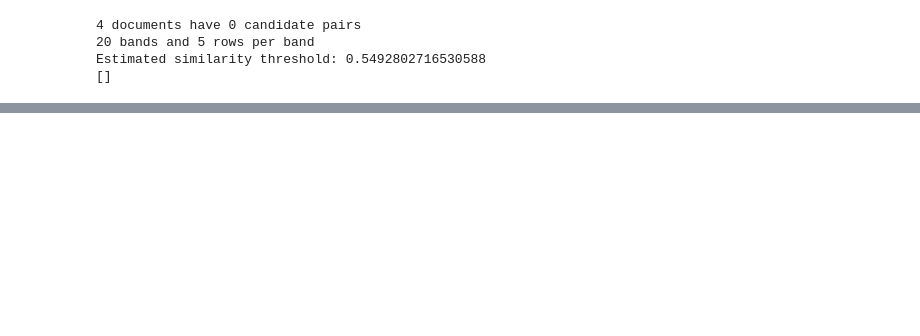
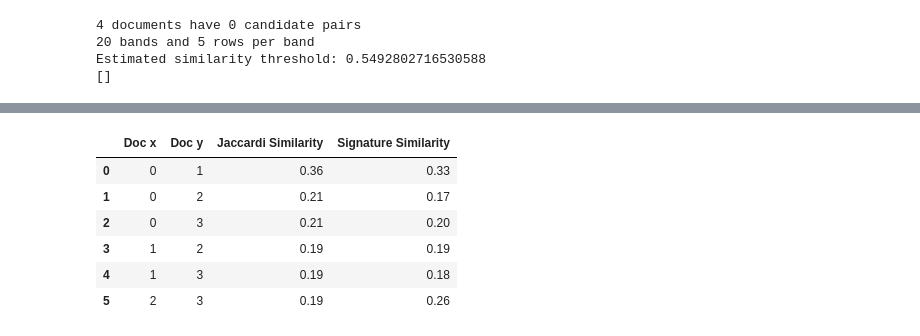
Before and after one commit to workinn/ID2222, a Jupyter notebook: HW1.ipynb, the cells around one changed output, grey strips where cells are left out. Cells and saved outputs as stored; diff of their text form; code cells hidden in the pictures; blank space fills up the shorter version.

```diff
--- a/HW1.ipynb
+++ b/HW1.ipynb
@@ -426,0 +513,23 @@ Estimated similarity threshold: 0.5492802716530588
+# %%
+comparer = CompareSets()
+signature_comparer = CompareSignatures()
+
+jaccardi = []
+
+for i, a in enumerate(hashed_shingles):
+    for j, b in enumerate(hashed_shingles):
+        if (a != b) and (i < j):
+            #print("Jaccard similarity between documents {} and {} is {}".format(i, j, round(comparer.similarity(a, b), 2)))
+            jaccardi.append((i, j, round(comparer.similarity(a, b), 2), signature_comparer.similarity(sigMatHash[:,i], sigMatHash[:,j])))
+            #print("MinHash similarity between documents {} and {} is {}".format(a, b, comparer.minhash_similarity(sigMat[a], sigMat[b])))
+
+df = pd.DataFrame(jaccardi, columns=['Doc x', 'Doc y', 'Jaccardi Similarity', 'Signature Similarity'], index=None)
+df
+# %% [output]
+|  | Doc x | Doc y | Jaccardi Similarity | Signature Similarity |
+| 0 | 0 | 1 | 0.36 | 0.33 |
+| 1 | 0 | 2 | 0.21 | 0.17 |
+| 2 | 0 | 3 | 0.21 | 0.20 |
+| 3 | 1 | 2 | 0.19 | 0.19 |
+| 4 | 1 | 3 | 0.19 | 0.18 |
+| 5 | 2 | 3 | 0.19 | 0.26 |
```
Also changed, not shown: parts of 14 cells of this notebook, 4 other files.
